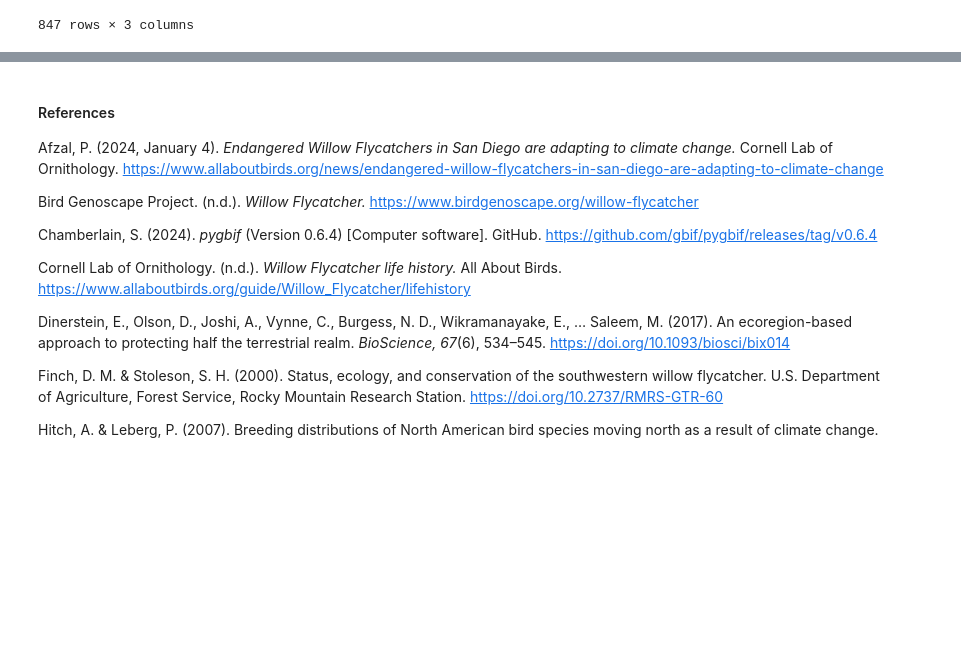
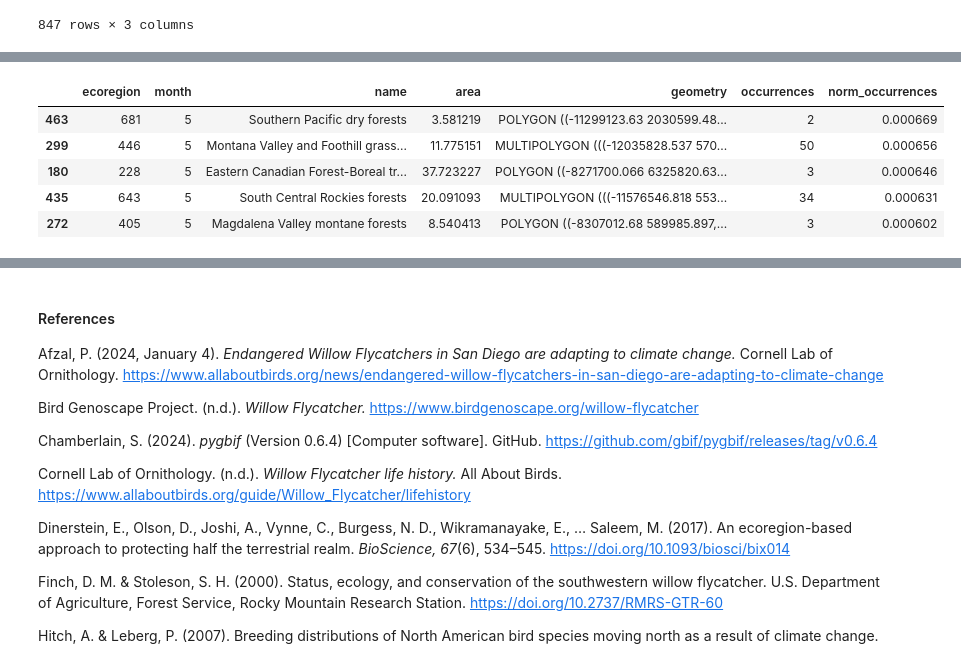
Before and after one commit to lauren-alexandra/willow-flycatcher, a Jupyter notebook: willow-flycatcher-distribution/willow-flycatcher-distribution.ipynb, the cells around one changed output, grey strips where cells are left out. Saved outputs shown, nothing was run; the diff lists cells and outputs as text; code cells hidden in the pictures; blank space fills up the shorter version.

```diff
--- a/willow-flycatcher-distribution/willow-flycatcher-distribution.ipynb
+++ b/willow-flycatcher-distribution/willow-flycatcher-distribution.ipynb
@@ -546 +611,12 @@ BokehModel(combine_events=True, render_bundle={'docs_json': {'9419d824-35f3-43cc
+# %%
+# Bottom Five Ecoregions
+
+may_occ_bottom_5
+# %% [output]
+|  | ecoregion | month | name | area | geometry | occurrences | norm_occurrences |
+| 463 | 681 | 5 | Southern Pacific dry forests | 3.581219 | POLYGON ((-11299123.63 2030599.48... | 2 | 0.000669 |
+| 299 | 446 | 5 | Montana Valley and Foothill grass... | 11.775151 | MULTIPOLYGON (((-12035828.537 570... | 50 | 0.000656 |
+| 180 | 228 | 5 | Eastern Canadian Forest-Boreal tr... | 37.723227 | POLYGON ((-8271700.066 6325820.63... | 3 | 0.000646 |
+| 435 | 643 | 5 | South Central Rockies forests | 20.091093 | MULTIPOLYGON (((-11576546.818 553... | 34 | 0.000631 |
+| 272 | 405 | 5 | Magdalena Valley montane forests | 8.540413 | POLYGON ((-8307012.68 589985.897,... | 3 | 0.000602 |
 # %% [markdown]
```
Also changed, not shown: parts of 20 cells of this notebook, 3 other files.
